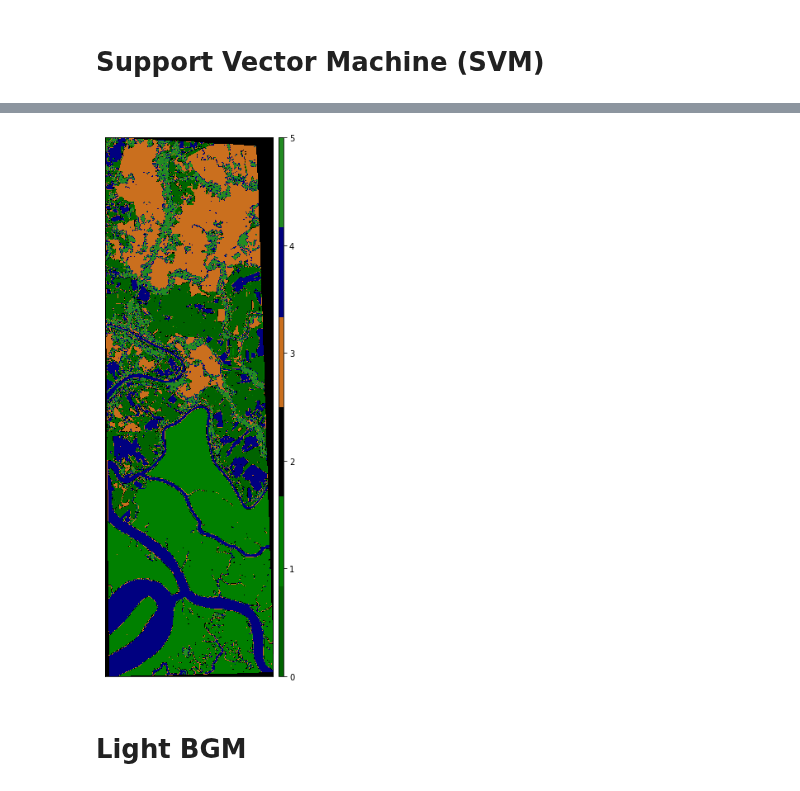
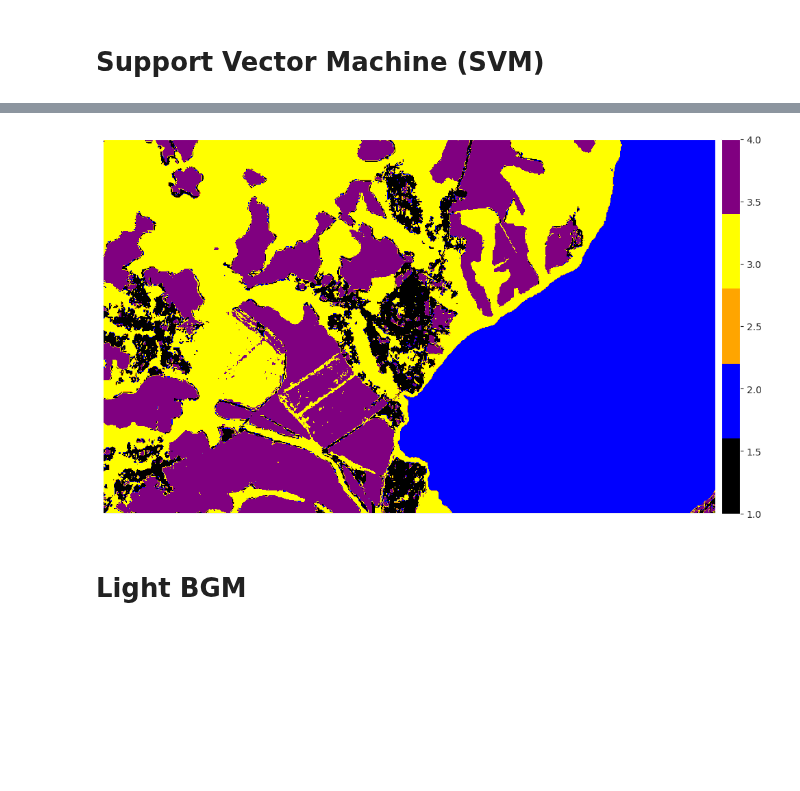
Before and after one commit to angpysha/Satellite_Imagery_Analysis, a Jupyter notebook: Classification/Land_Cover_Classification_in_Satellite_Imagery_using_Python.ipynb, the cells around one changed output, grey strips where cells are left out. Cells and saved outputs as stored; diff of their text form; code cells hidden in the pictures; blank space fills up the shorter version.

```diff
--- a/Classification/Land_Cover_Classification_in_Satellite_Imagery_using_Python.ipynb
+++ b/Classification/Land_Cover_Classification_in_Satellite_Imagery_using_Python.ipynb
@@ -200,7 +196,7 @@ y_test Shape:(107917,)
 # %%
 from sklearn.neighbors import KNeighborsClassifier
 
-knn = KNeighborsClassifier(n_neighbors=4)
+knn = KNeighborsClassifier(n_neighbors=10)
 knn.fit(X_train, y_train)
 
 knn_pred = knn.predict(X_test)
@@ -262,8 +229,0 @@ model.compile(loss='hinge',
-# %%
-print(X_train[0])
-xx_train = X_train.astype("float32") / 255;
-model.fit(xx_train, y_train, epochs=10, batch_size=32)
-#print(f"Accuracy: {accuracy_score(y_test, svm_pred)*100}")
-accuracy = model.score(X_test, y_test)
-
-print('Accuracy: {}'.format(accuracy))
@@ -275,0 +230,8 @@ KeyboardInterrupt:
+# %%
+from sklearnex import patch_sklearn
+
+patch_sklearn()
+
+from sklearn.svm import SVC
+svm = SVC(C=4.0, kernel='rbf', degree=6, cache_size=1024)
+svm.fit(X_train, y_train)
@@ -290,11 +260,10 @@ weighted avg       0.72      0.72      0.70    110679
 # %%
 # Visualize Classification Map of SVM
 
-ep.plot_bands(svm.predict(X_scaled).reshape((467, 790)),
-              cmap=ListedColormap(['darkgreen', 'green', 'black',
-                                   '#CA6F1E', 'navy', 'forestgreen']))
+ep.plot_bands(svm.predict(X_scaled).reshape((469, 767)),
+              cmap=ListedColormap(['black', 'blue', 'orange', 'yellow', 'purple']))
 plt.show()
 # %% [output]
-[figure, old version]
+[figure, new version]
 # %% [markdown]
 # Light BGM
```
Also changed, not shown: parts of 19 cells of this notebook.
